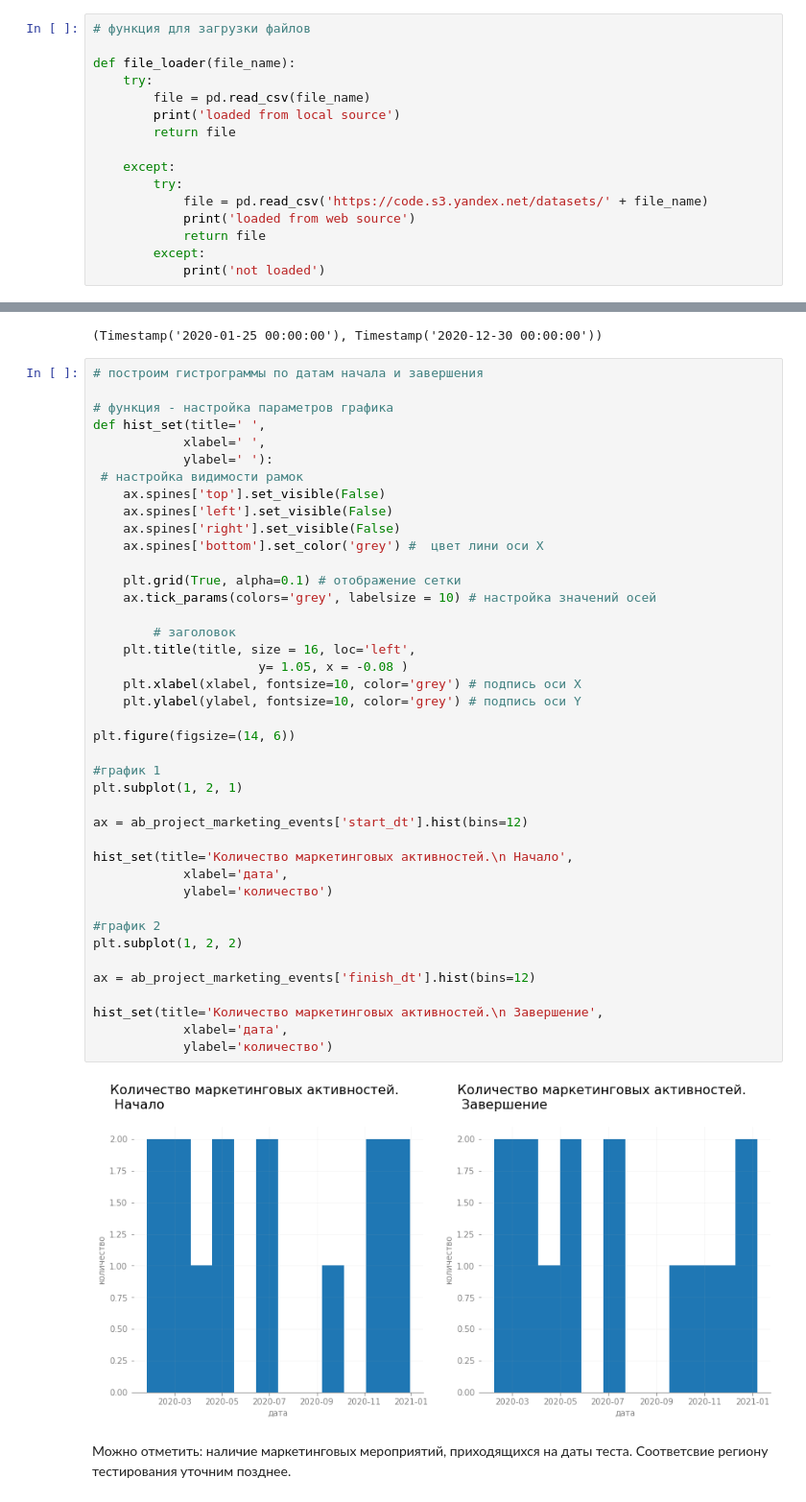
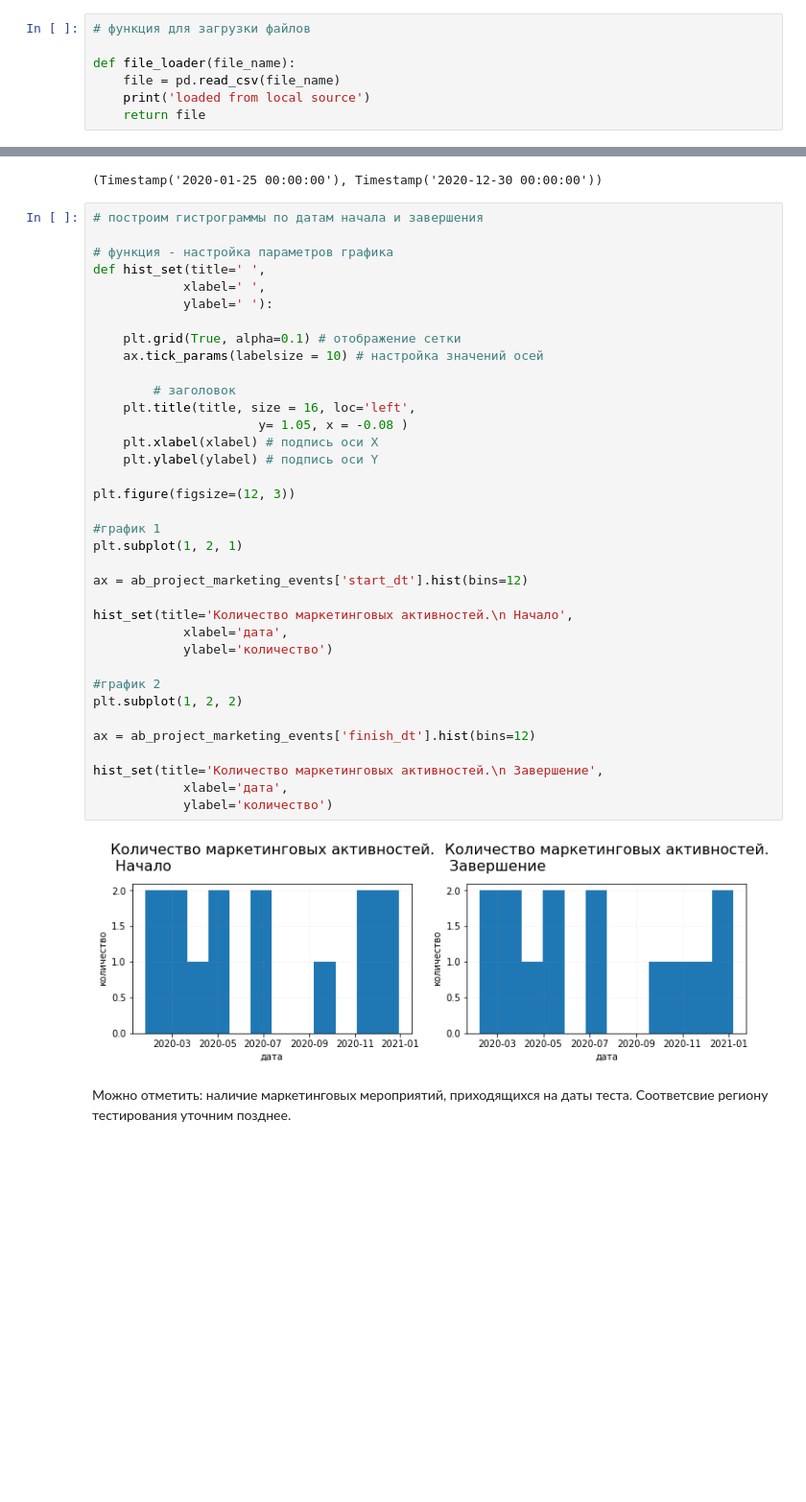
Before and after one commit to Maks-1011/project-examples, a Jupyter notebook: ab_test/ab_test.ipynb, the cells around one changed output, grey strips where cells are left out. Shown: that part at 96% size. Cells and saved outputs as stored; diff of their text form; blank space fills up the shorter version.

Commit message:
fix graph

```diff
--- a/ab_test/ab_test.ipynb
+++ b/ab_test/ab_test.ipynb
@@ -39,18 +24,9 @@ from datetime import timedelta
 # функция для загрузки файлов
 
 def file_loader(file_name):
-    try:
-        file = pd.read_csv(file_name)
-        print('loaded from local source')
-        return file
-
-    except:
-        try:
-            file = pd.read_csv('https://code.s3.yandex.net/datasets/' + file_name)
-            print('loaded from web source')
-            return file
-        except:
-            print('not loaded')
+    file = pd.read_csv(file_name)
+    print('loaded from local source')
+    return file
 # %%
 # календарь маркетинговых событий на 2020 год
 
@@ -356,43 +332,38 @@ ab_project_marketing_events['start_dt'].min(), ab_project_marketing_events['star
 # функция - настройка параметров графика
 def hist_set(title=' ',
             xlabel=' ',
             ylabel=' '):
- # настройка видимости рамок
-    ax.spines['top'].set_visible(False)
-    ax.spines['left'].set_visible(False)
-    ax.spines['right'].set_visible(False)
-    ax.spines['bottom'].set_color('grey') #  цвет лини оси X
 
     plt.grid(True, alpha=0.1) # отображение сетки
-    ax.tick_params(colors='grey', labelsize = 10) # настройка значений осей
+    ax.tick_params(labelsize = 10) # настройка значений осей
 
         # заголовок
     plt.title(title, size = 16, loc='left',
                       y= 1.05, x = -0.08 )
-    plt.xlabel(xlabel, fontsize=10, color='grey') # подпись оси Х
-    plt.ylabel(ylabel, fontsize=10, color='grey') # подпись оси Y
+    plt.xlabel(xlabel) # подпись оси Х
+    plt.ylabel(ylabel) # подпись оси Y
 
-plt.figure(figsize=(14, 6))
+plt.figure(figsize=(12, 3))
 
 #график 1
 plt.subplot(1, 2, 1)
 
 ax = ab_project_marketing_events['start_dt'].hist(bins=12)
 
 hist_set(title='Количество маркетинговых активностей.\n Начало',
             xlabel='дата',
             ylabel='количество')
 
 #график 2
 plt.subplot(1, 2, 2)
 
 ax = ab_project_marketing_events['finish_dt'].hist(bins=12)
 
 hist_set(title='Количество маркетинговых активностей.\n Завершение',
             xlabel='дата',
             ylabel='количество')
 # %% [output]
-[figure, old version]
+[figure, new version]
 # %% [markdown]
 Можно отметить: наличие маркетинговых мероприятий, приходящихся на даты теста. Соответсвие региону тестирования уточним позднее.
 # %% [markdown]
```
Also changed, not shown: parts of 21 cells of this notebook.
